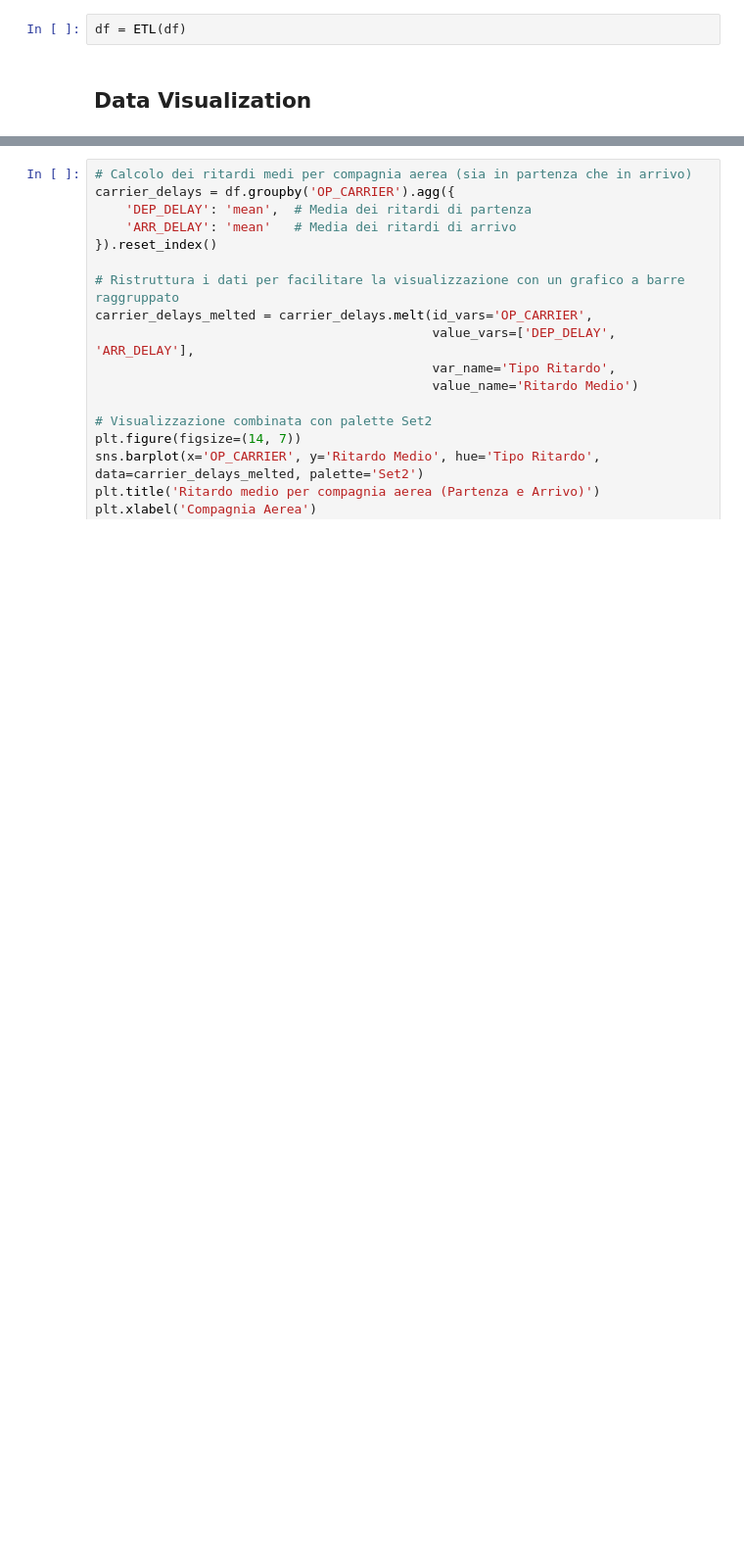
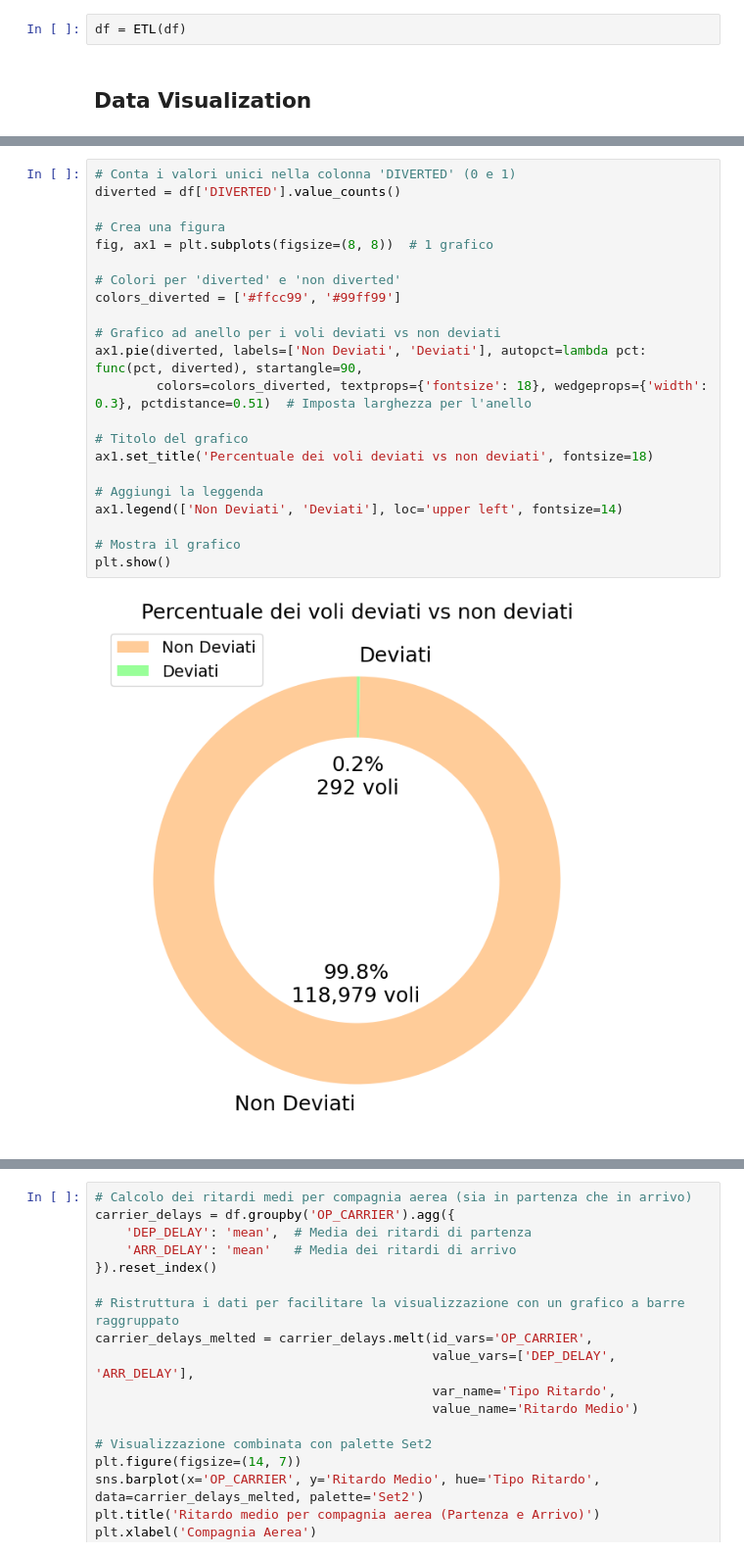
Before and after one commit to Walter-Di-Sabatino/Time-Series-Data-Science-Project, a Jupyter notebook: data_visualization.ipynb, the cells around one changed output, grey strips where cells are left out. Shown at 98% size. Drawn from its saved outputs; the diff is of its cells as text; blank space fills up the shorter version.

```diff
--- a/data_visualization.ipynb
+++ b/data_visualization.ipynb
@@ -11,0 +128,24 @@ df = ETL(df)
+# %%
+# Conta i valori unici nella colonna 'DIVERTED' (0 e 1)
+diverted = df['DIVERTED'].value_counts()
+
+# Crea una figura
+fig, ax1 = plt.subplots(figsize=(8, 8))  # 1 grafico
+
+# Colori per 'diverted' e 'non diverted'
+colors_diverted = ['#ffcc99', '#99ff99']
+
+# Grafico ad anello per i voli deviati vs non deviati
+ax1.pie(diverted, labels=['Non Deviati', 'Deviati'], autopct=lambda pct: func(pct, diverted), startangle=90,
+        colors=colors_diverted, textprops={'fontsize': 18}, wedgeprops={'width': 0.3}, pctdistance=0.51)  # Imposta larghezza per l'anello
+
+# Titolo del grafico
+ax1.set_title('Percentuale dei voli deviati vs non deviati', fontsize=18)
+
+# Aggiungi la leggenda
+ax1.legend(['Non Deviati', 'Deviati'], loc='upper left', fontsize=14)
+
+# Mostra il grafico
+plt.show()
+# %% [output]
+[figure, added]
```
Also changed, not shown: parts of 13 cells of this notebook, 1 other file.
